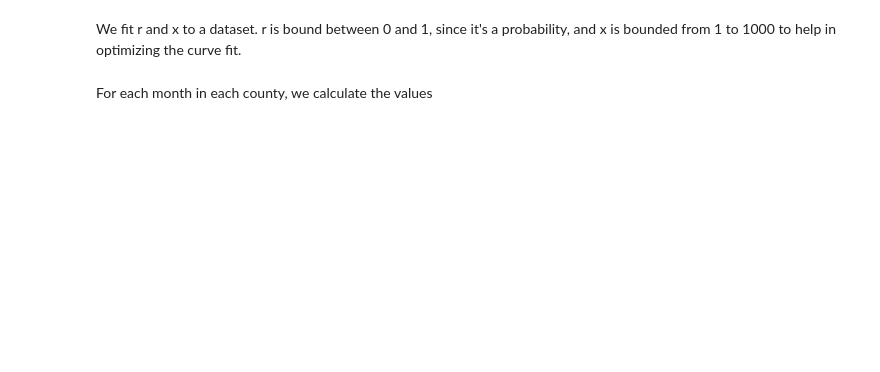
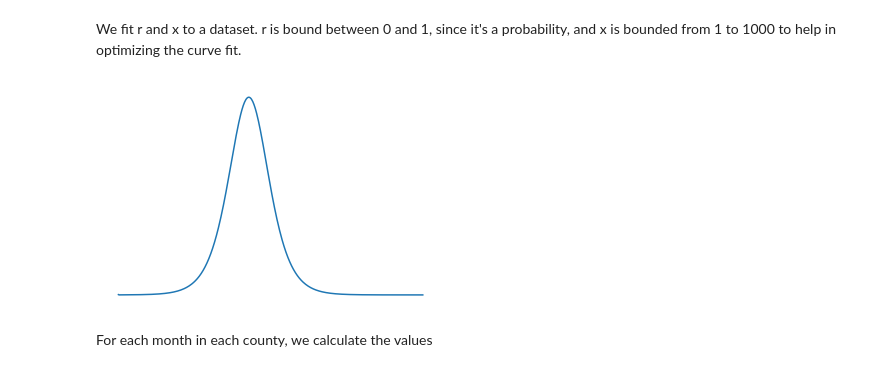
Before and after one commit to CaseCal/housing-covid-transmission, a Jupyter notebook: analysis.ipynb, the cells around one changed output. Saved outputs shown, nothing was run; the diff lists cells and outputs as text; code cells hidden in the pictures; blank space fills up the shorter version.

```diff
--- a/analysis.ipynb
+++ b/analysis.ipynb
@@ -195,4 +205,26 @@ def getTransmissionVariables(data):
     return popt
+# %%
+# Simulate
+p_t = 1000000
+p_v = p_t
+new_cases = [10]
+active_cases = new_cases[0]
+r = 0.001
+x = 100
+while p_v > 0 and active_cases >= 1:
+    active_cases = np.sum(new_cases[-14:])
+    data = {"active_cases": active_cases, "population": p_t, "vulnerable_pop": p_v}
+    new_cases.append(transmissionModel(data, r, x))
+    p_v -= new_cases[-1]
+
+#Plot
+plt.plot(new_cases)
+plt.axis('off')
+# title_obj = plt.title('High Transmission Low Exposure')
+# plt.setp(title_obj, color='g')
+plt.show()
+# %% [output]
+[figure, added]
 # %% [markdown]
 For each month in each county, we calculate the values
 # %%
```
Also changed, not shown: parts of 19 cells of this notebook, 1 other file.
